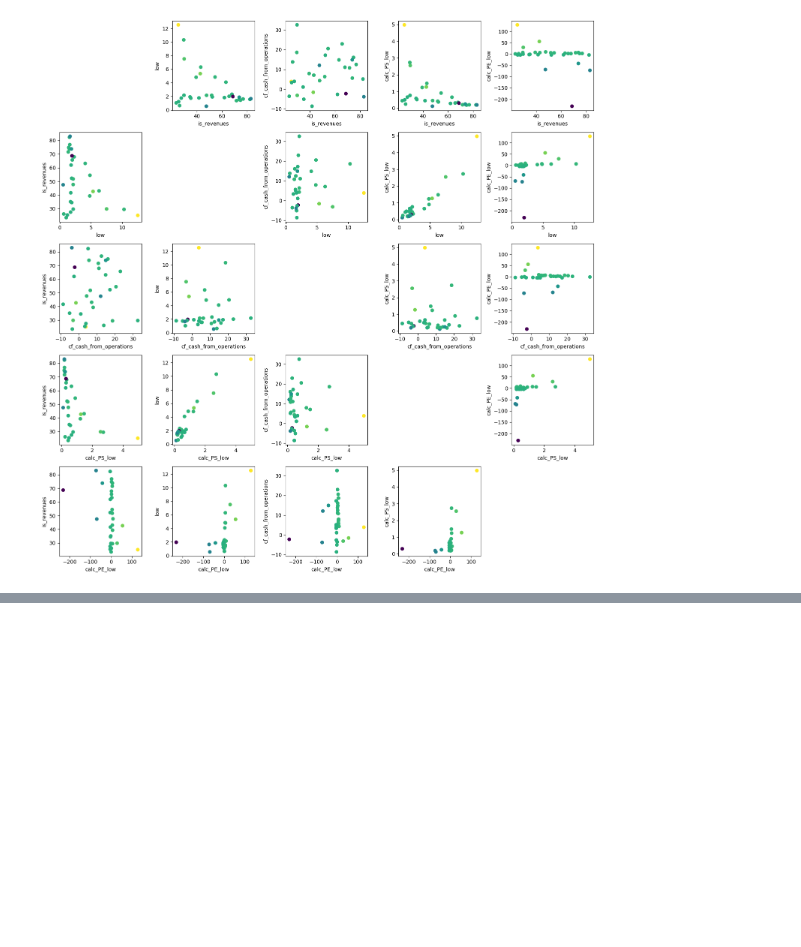
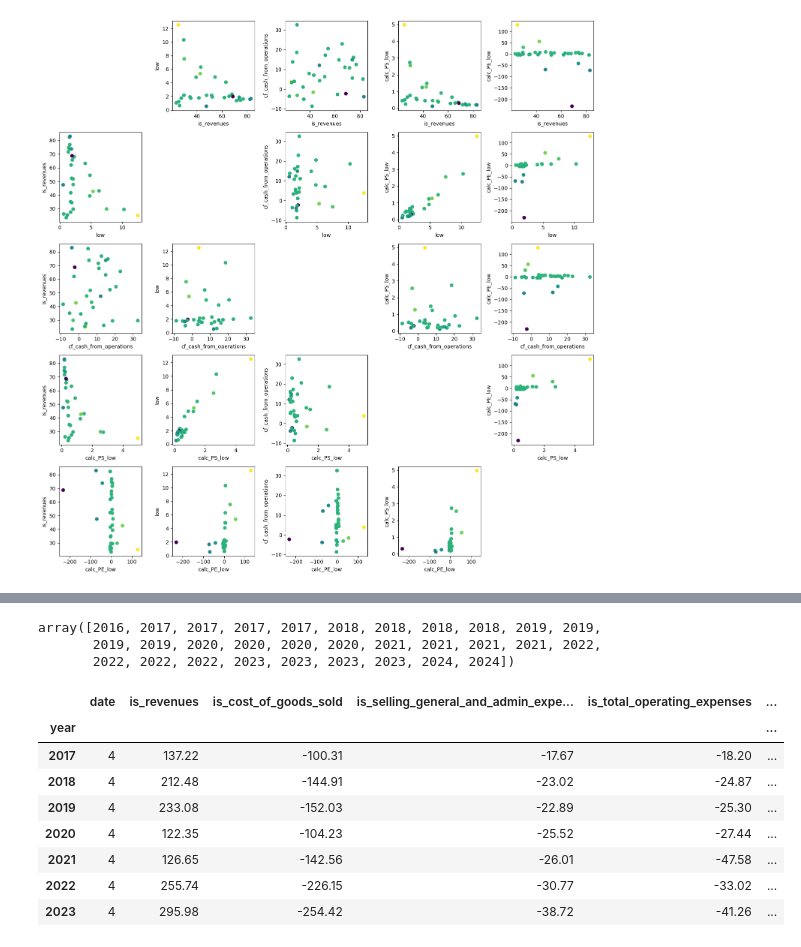
Before and after one commit to weignerp/python, a Jupyter notebook: scikit/company.ipynb, the cells around one changed output, grey strips where cells are left out. Cells and saved outputs as stored; diff of their text form; code cells hidden in the pictures; blank space fills up the shorter version.

```diff
--- a/scikit/company.ipynb
+++ b/scikit/company.ipynb
@@ -409,3 +468,15 @@ plt.show()
+# %%
+from dateutil.relativedelta import relativedelta
+
+# type(pd.to_datetime(np.max(x)))
+# print(relativedelta(pd.to_datetime(np.max(x)), pd.to_datetime(np.min(x))).years)
+# np.arange(1, relativedelta(pd.to_datetime(np.max(x)), pd.to_datetime(np.min(x))).years)
+# np.min(x)
+gdata['date'].dt.year.to_numpy()
+# %% [output]
+array([2016, 2017, 2017, 2017, 2017, 2018, 2018, 2018, 2018, 2019, 2019,
+       2019, 2019, 2020, 2020, 2020, 2020, 2021, 2021, 2021, 2021, 2022,
+       2022, 2022, 2022, 2023, 2023, 2023, 2023, 2024, 2024])
 # %%
 
 
@@ -431,3 +502,57 @@ plt.savefig("52.png")
 
 # zobrazeni diagramu
 plt.show()
+# %%
+# is_revenues, is_cost_of_goods_sold, is_selling_general_and_admin_expenses, is_provision_for_bad_debts, is_depreciation_and_amortization, is_total_operating_expenses, is_operating_income, is_interest_expense  , is_income_tax_expense, is_net_income_to_company, close, high, low, open, volume
+# df[['is_revenues', 'is_cost_of_goods_sold', 'is_selling_general_and_admin_expenses', 'is_provision_for_bad_debts', 'is_depreciation_and_amortization', 'is_total_operating_expenses', 'is_operating_income', 'is_interest_expense', 'is_income_tax_expense', 'is_net_income_to_company', 'close', 'high', 'low', 'open', 'volume']]
+l = ['date', 'is_revenues', 'is_cost_of_goods_sold', 'is_selling_general_and_admin_expenses', 'is_total_operating_expenses', 'is_operating_income', 'is_interest_expense', 'is_income_tax_expense', 'is_net_income_to_company']
+"""k = nndf.keys()
+for key in k:
+  print(key)
+  if key not in l:
+    print(f"Not in keys {key}")
+
+yearly_data = df.groupby(['year'])[['date','open', 'high', 'low', 'close']].agg({
+    'date': 'min',
+    'open': 'first',
+    'high': 'max',
+    'low': 'min',
+    'close': 'last'
+}).reset_index()
+"""
+is_yearly_data = nndf[l]
+# is_yearly_data[:10]
+# yearly_data[:10]
+
+
+gyearly_data = is_yearly_data.groupby(['year'])[['date', 'is_revenues', 'is_cost_of_goods_sold', 'is_selling_general_and_admin_expenses', 'is_total_operating_expenses', 'is_operating_income', 'is_interest_expense', 'is_income_tax_expense', 'is_net_income_to_company']].agg({
+    'date': 'min',
+    'date': 'count',
+    'is_revenues': 'sum',
+    'is_cost_of_goods_sold': 'sum',
+    'is_selling_general_and_admin_expenses': 'sum',
+    'is_total_operating_expenses': 'sum',
+    'is_operating_income': 'sum',
+    'is_interest_expense': 'sum',
+    'is_income_tax_expense': 'sum',
+    'is_net_income_to_company': 'sum'
+}).reset_index()
+gyearly_data = gyearly_data[gyearly_data['date']==4]
+gyearly_data.set_index('year', inplace=True)
+# yearly_data.set_index('year', inplace=True)
+# gyearly_data[:10]
+# yearly_data[:10]
+gyearly_data.merge(yearly_data, left_index=True, right_index=True, how='inner', validate='1:1', sort=True)
+gyearly_data[:10]
+# nndf.loc[(2016, 4):(2020, 3), (l)][:5]
+# nndf[:10]
+# %% [output]
+|  | date | is_revenues | is_cost_of_goods_sold | is_selling_general_and_admin_expe... | is_total_operating_expenses | ... |
+| year |  |  |  |  |  | ... |
+| 2017 | 4 | 137.22 | -100.31 | -17.67 | -18.20 | ... |
+| 2018 | 4 | 212.48 | -144.91 | -23.02 | -24.87 | ... |
+| 2019 | 4 | 233.08 | -152.03 | -22.89 | -25.30 | ... |
+| 2020 | 4 | 122.35 | -104.23 | -25.52 | -27.44 | ... |
+| 2021 | 4 | 126.65 | -142.56 | -26.01 | -47.58 | ... |
+| 2022 | 4 | 255.74 | -226.15 | -30.77 | -33.02 | ... |
+| 2023 | 4 | 295.98 | -254.42 | -38.72 | -41.26 | ... |
```
Also changed, not shown: parts of 4 cells of this notebook, 1 other file.
